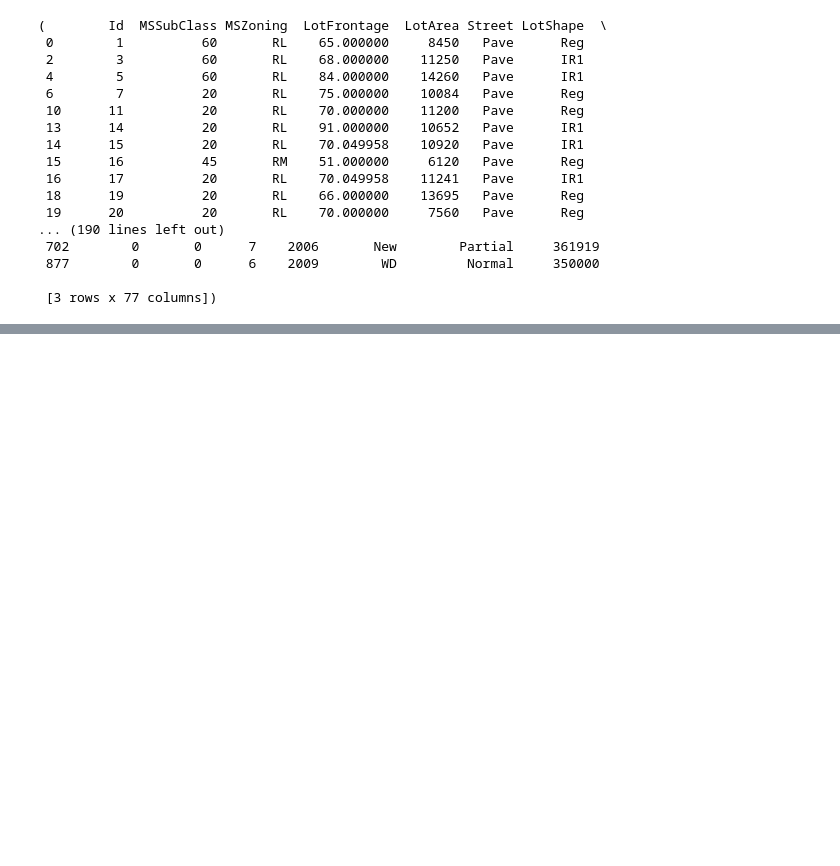
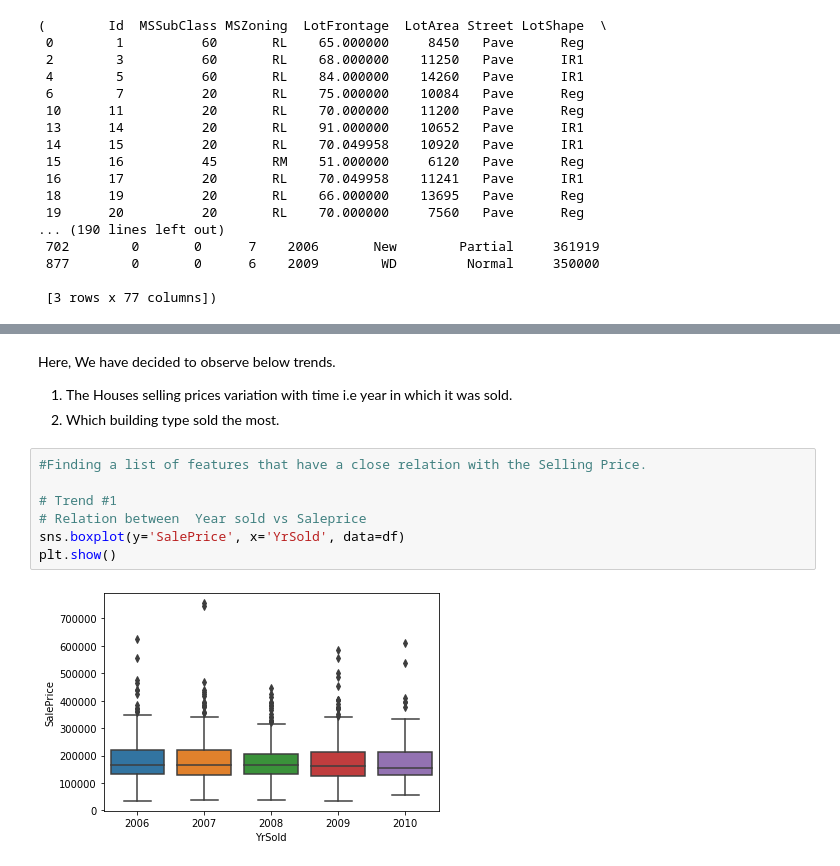
Before and after one commit to priyam81/capstone1, a Jupyter notebook: Capstone_Project _1.ipynb, the cells around one changed output, grey strips where cells are left out. Saved outputs shown, nothing was run; the diff lists cells and outputs as text; blank space fills up the shorter version.

Commit message:
Data Story Attempted

```diff
--- a/Capstone_Project _1.ipynb
+++ b/Capstone_Project _1.ipynb
@@ -229,0 +229,14 @@ remove_outliers(df)
+# %% [markdown]
+Here, We have decided to observe below trends.
+
+1. The Houses selling prices variation with time i.e year in which it was sold.
+2. Which building type sold the most.
+# %%
+#Finding a list of features that have a close relation with the Selling Price.
+
+# Trend #1
+# Relation between  Year sold vs Saleprice
+sns.boxplot(y='SalePrice', x='YrSold', data=df)
+plt.show()
+# %% [output]
+[figure, added]
```
Also changed, not shown: parts of 7 cells of this notebook.
